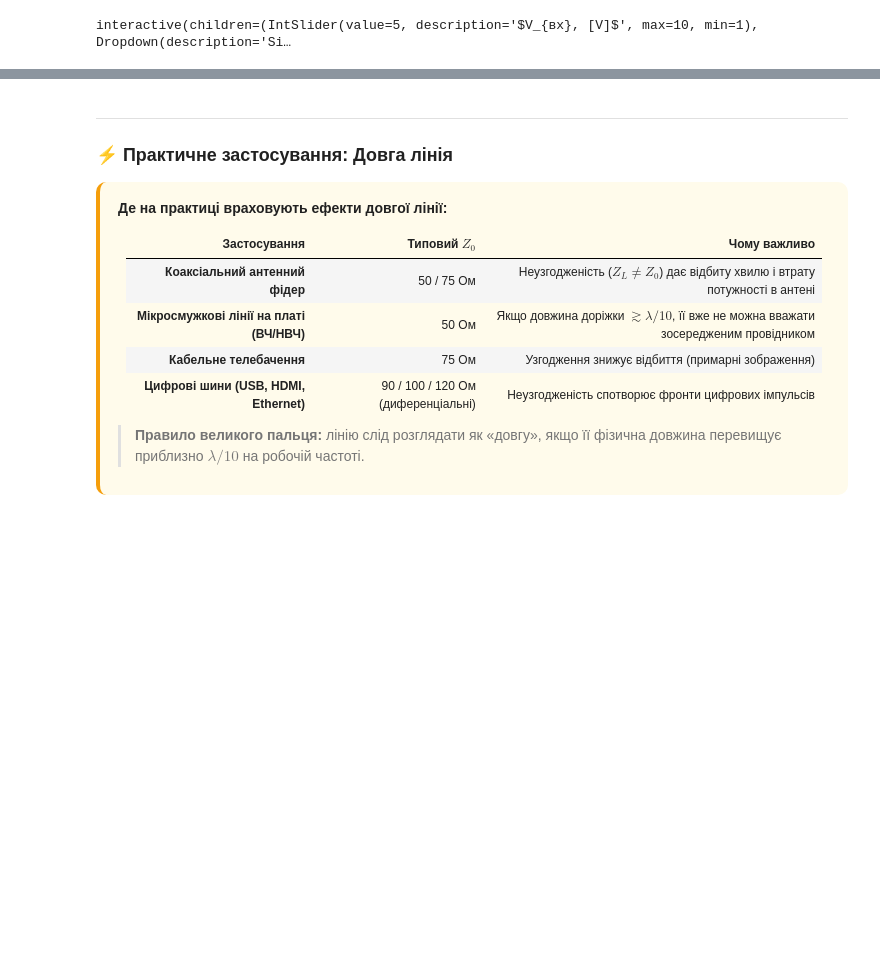
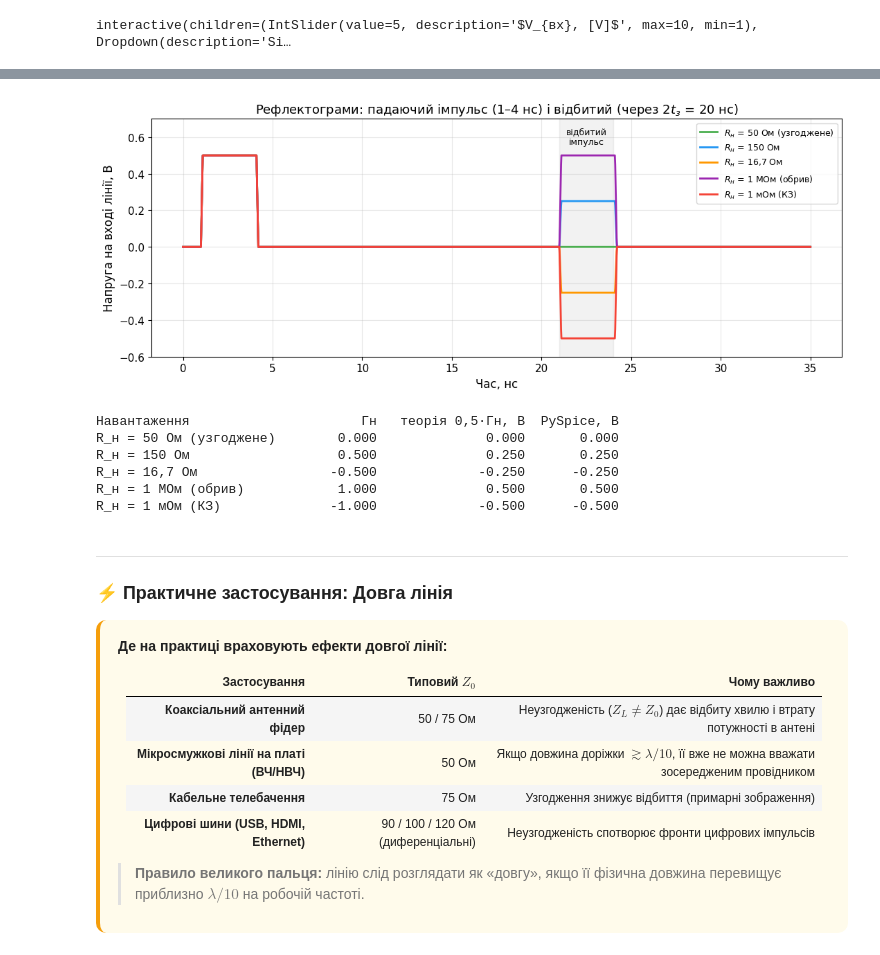
Before and after one commit to vim4all/Lectures_Basics_of_radio_electronics_in_Ukrainian, a Jupyter notebook: Тема_13_Довга_лінія.ipynb, the cells around one changed output, grey strips where cells are left out. Saved outputs shown, nothing was run; the diff lists cells and outputs as text; code cells hidden in the pictures; blank space fills up the shorter version.

```diff
--- a/Тема_13_Довга_лінія.ipynb
+++ b/Тема_13_Довга_лінія.ipynb
@@ -551,0 +795,38 @@ interactive(children=(IntSlider(value=5, description='$V_{вх}, [V]$', max=10,
+# %%
+# PySpice: напруга на вході лінії без втрат при різних навантаженнях (рефлектограми)
+loads_tdr = [('$R_н$ = 50 Ом (узгоджене)', 50.0, '#4CAF50'),
+             ('$R_н$ = 150 Ом', 150.0, '#2196F3'),
+             ('$R_н$ = 16,7 Ом', 50.0 / 3, '#FF9800'),
+             ('$R_н$ = 1 МОм (обрив)', 1e6, '#9C27B0'),
+             ('$R_н$ = 1 мОм (КЗ)', 1e-3, '#F44336')]
+Z0_tdr, td_tdr = 50.0, 10e-9
+
+fig, ax = plt.subplots(figsize=(11, 4.5))
+rows = []
+for label, RL_tdr, color in loads_tdr:
+    circuit = Circuit('Pulse reflection in a lossless line')
+    circuit.PulseVoltageSource('g', 'gen', circuit.gnd, initial_value=0@u_V, pulsed_value=1@u_V,
+                               delay_time=1@u_ns, rise_time=0.1@u_ns, fall_time=0.1@u_ns,
+                               pulse_width=3@u_ns, period=100@u_ns)
+    circuit.R('g', 'gen', 'inp', Z0_tdr@u_Ω)
+    circuit.LosslessTransmissionLine('line', 'inp', circuit.gnd, 'load', circuit.gnd,
+                                     impedance=Z0_tdr, time_delay=td_tdr)
+    circuit.R('load', 'load', circuit.gnd, RL_tdr@u_Ω)
+    analysis = circuit.simulator(temperature=25, nominal_temperature=25).transient(step_time=0.02@u_ns, end_time=35@u_ns)
+    t_ns = np.array(analysis.time) * 1e9
+    v_in = np.array(analysis['inp'])
+    ax.plot(t_ns, v_in, color=color, label=label)
+    echo = v_in[np.argmin(np.abs(t_ns - 22.5))]       # середина відбитого імпульсу
+    rows.append((label.replace('$', ''), (RL_tdr - Z0_tdr) / (RL_tdr + Z0_tdr), echo))
+
+ax.axvspan(21, 24, color='gray', alpha=0.1)
+ax.text(22.5, 0.56, 'відбитий\nімпульс', ha='center', fontsize=9)
+ax.set_xlabel('Час, нс'); ax.set_ylabel('Напруга на вході лінії, В')
+ax.set_title('Рефлектограми: падаючий імпульс (1–4 нс) і відбитий (через $2t_з$ = 20 нс)')
+ax.set_ylim(-0.6, 0.7); ax.legend(fontsize=9, loc='upper right')
+plt.tight_layout(); plt.show()
+
+print(f'{"Навантаження":28s} {"Γн":>7s} {"теорія 0,5·Γн, В":>18s} {"PySpice, В":>11s}')
+for name, G, echo in rows:
+    print(f'{name:28s} {G:7.3f} {0.5 * G:18.3f} {echo:11.3f}')
+# %% [output]
@@ -552,3 +834,10 @@ interactive(children=(IntSlider(value=5, description='$V_{вх}, [V]$', max=10,
+[figure, added]
+Навантаження                      Γн   теорія 0,5·Γн, В  PySpice, В
+R_н = 50 Ом (узгоджене)        0.000              0.000       0.000
+R_н = 150 Ом                   0.500              0.250       0.250
+R_н = 16,7 Ом                 -0.500             -0.250      -0.250
+R_н = 1 МОм (обрив)            1.000              0.500       0.500
+R_н = 1 мОм (КЗ)              -1.000             -0.500      -0.500
 # %% [markdown]
 ---
 ### ⚡ Практичне застосування: Довга лінія
```
Also changed, not shown: parts of 16 cells of this notebook, 10 other files.
